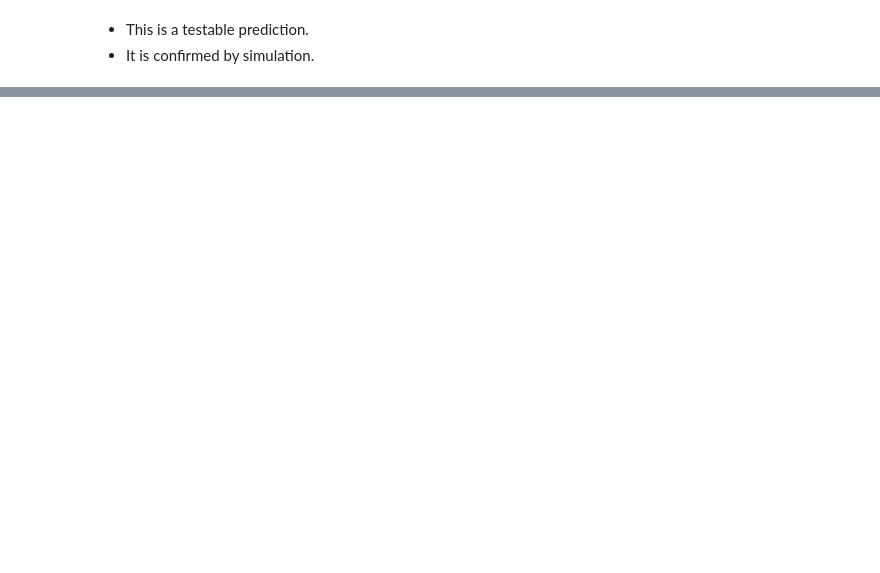
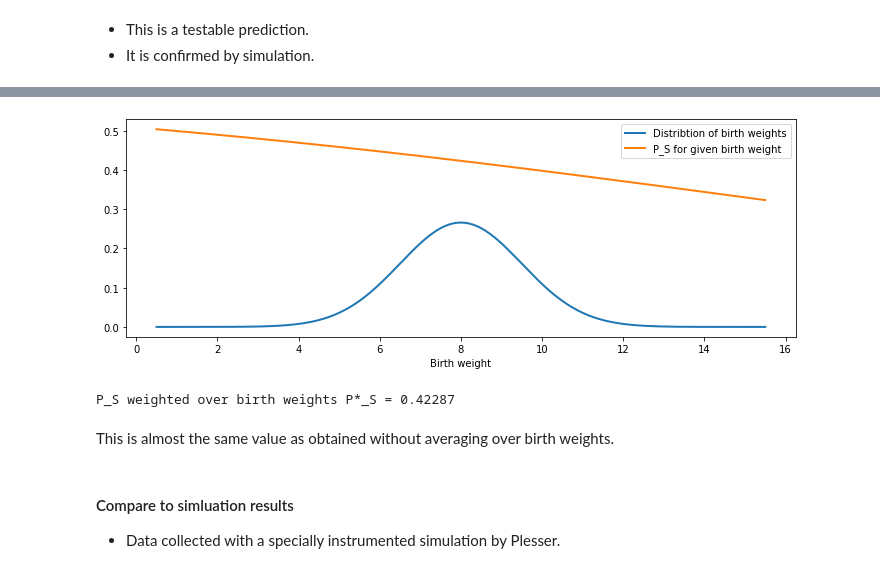
Before and after one commit to heplesser/nmbu_inf200_june2020, a Jupyter notebook: lectures/INF200_H19_J06_ModelDynamics.ipynb, the cells around one changed output, grey strips where cells are left out. Drawn from its saved outputs; the diff is of its cells as text; code cells hidden in the pictures; blank space fills up the shorter version.

```diff
--- a/lectures/INF200_H19_J06_ModelDynamics.ipynb
+++ b/lectures/INF200_H19_J06_ModelDynamics.ipynb
@@ -498,0 +546,24 @@ plt.ylabel('Survival probability');
+# %%
+wb = np.linspace(hp['w_birth']-5*hp['sigma_birth'], hp['w_birth']+5*hp['sigma_birth'], num=151)
+p_wb = norm.pdf(wb, loc=hp['w_birth'], scale=hp['sigma_birth'])
+PS_w = np.zeros_like(wb)
+for k, w0 in enumerate(wb):
+    _, PS, _, _ = newborn_death(hp, w_0=w0)
+    PS_w[k] = PS[-1]
+# %%
+plt.plot(wb, p_wb, lw=2, label='Distribtion of birth weights');
+plt.plot(wb, PS_w, lw=2, label='P_S for given birth weight');
+plt.legend();
+plt.xlabel('Birth weight');
+# %% [output]
+[figure, added]
+# %%
+print('P_S weighted over birth weights P*_S = {:.5f}'.format(np.trapz(p_wb * PS_w, wb)))
+# %% [output]
+P_S weighted over birth weights P*_S = 0.42287
+# %% [markdown]
+This is almost the same value as obtained without averaging over birth weights.
+# %% [markdown]
+#### Compare to simluation results
+
+- Data collected with a specially instrumented simulation by Plesser.
```
Also changed, not shown: parts of 66 cells of this notebook, 1 other file.
